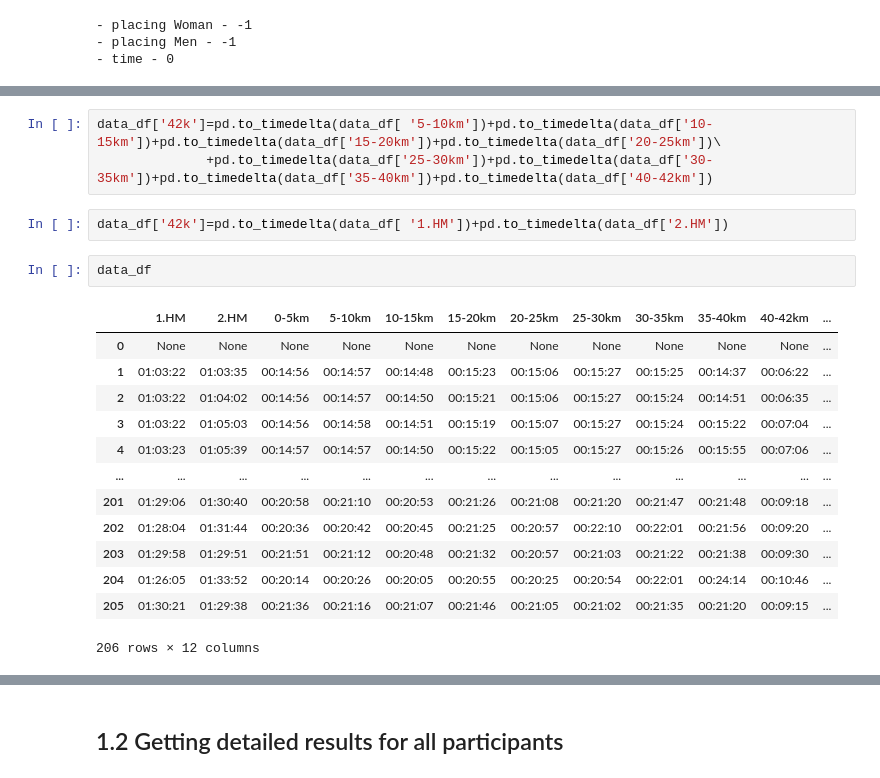
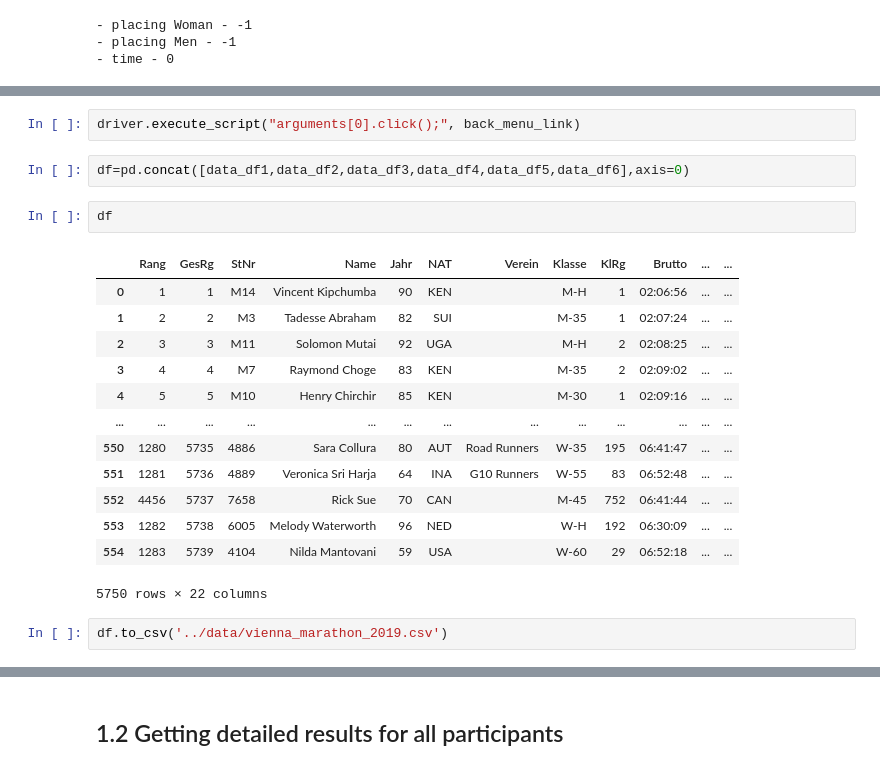
Before and after one commit to plussou/runinlyon, a Jupyter notebook: notebooks/running.ipynb, the cells around one changed output, grey strips where cells are left out. Saved outputs shown, nothing was run; the diff lists cells and outputs as text.

```diff
--- a/notebooks/running.ipynb
+++ b/notebooks/running.ipynb
@@ -255,23 +234,24 @@ data_df
-# %%
-data_df['42k']=pd.to_timedelta(data_df[ '5-10km'])+pd.to_timedelta(data_df['10-15km'])+pd.to_timedelta(data_df['15-20km'])+pd.to_timedelta(data_df['20-25km'])\
-              +pd.to_timedelta(data_df['25-30km'])+pd.to_timedelta(data_df['30-35km'])+pd.to_timedelta(data_df['35-40km'])+pd.to_timedelta(data_df['40-42km'])
-# %%
-data_df['42k']=pd.to_timedelta(data_df[ '1.HM'])+pd.to_timedelta(data_df['2.HM'])
-# %%
-data_df
-# %% [output]
-|  | 1.HM | 2.HM | 0-5km | 5-10km | 10-15km | 15-20km | 20-25km | 25-30km | 30-35km | 35-40km | 40-42km | ... |
-| 0 | None | None | None | None | None | None | None | None | None | None | None | ... |
-| 1 | 01:03:22 | 01:03:35 | 00:14:56 | 00:14:57 | 00:14:48 | 00:15:23 | 00:15:06 | 00:15:27 | 00:15:25 | 00:14:37 | 00:06:22 | ... |
-| 2 | 01:03:22 | 01:04:02 | 00:14:56 | 00:14:57 | 00:14:50 | 00:15:21 | 00:15:06 | 00:15:27 | 00:15:24 | 00:14:51 | 00:06:35 | ... |
-| 3 | 01:03:22 | 01:05:03 | 00:14:56 | 00:14:58 | 00:14:51 | 00:15:19 | 00:15:07 | 00:15:27 | 00:15:24 | 00:15:22 | 00:07:04 | ... |
-| 4 | 01:03:23 | 01:05:39 | 00:14:57 | 00:14:57 | 00:14:50 | 00:15:22 | 00:15:05 | 00:15:27 | 00:15:26 | 00:15:55 | 00:07:06 | ... |
-| ... | ... | ... | ... | ... | ... | ... | ... | ... | ... | ... | ... | ... |
-| 201 | 01:29:06 | 01:30:40 | 00:20:58 | 00:21:10 | 00:20:53 | 00:21:26 | 00:21:08 | 00:21:20 | 00:21:47 | 00:21:48 | 00:09:18 | ... |
-| 202 | 01:28:04 | 01:31:44 | 00:20:36 | 00:20:42 | 00:20:45 | 00:21:25 | 00:20:57 | 00:22:10 | 00:22:01 | 00:21:56 | 00:09:20 | ... |
-| 203 | 01:29:58 | 01:29:51 | 00:21:51 | 00:21:12 | 00:20:48 | 00:21:32 | 00:20:57 | 00:21:03 | 00:21:22 | 00:21:38 | 00:09:30 | ... |
-| 204 | 01:26:05 | 01:33:52 | 00:20:14 | 00:20:26 | 00:20:05 | 00:20:55 | 00:20:25 | 00:20:54 | 00:22:01 | 00:24:14 | 00:10:46 | ... |
-| 205 | 01:30:21 | 01:29:38 | 00:21:36 | 00:21:16 | 00:21:07 | 00:21:46 | 00:21:05 | 00:21:02 | 00:21:35 | 00:21:20 | 00:09:15 | ... |
-206 rows × 12 columns
+# %%
+driver.execute_script("arguments[0].click();", back_menu_link)
+# %%
+df=pd.concat([data_df1,data_df2,data_df3,data_df4,data_df5,data_df6],axis=0)
+# %%
+df
+# %% [output]
+|  | Rang | GesRg | StNr | Name | Jahr | NAT | Verein | Klasse | KlRg | Brutto | ... | ... |
+| 0 | 1 | 1 | M14 | Vincent Kipchumba | 90 | KEN |  | M-H | 1 | 02:06:56 | ... | ... |
+| 1 | 2 | 2 | M3 | Tadesse Abraham | 82 | SUI |  | M-35 | 1 | 02:07:24 | ... | ... |
+| 2 | 3 | 3 | M11 | Solomon Mutai | 92 | UGA |  | M-H | 2 | 02:08:25 | ... | ... |
+| 3 | 4 | 4 | M7 | Raymond Choge | 83 | KEN |  | M-35 | 2 | 02:09:02 | ... | ... |
+| 4 | 5 | 5 | M10 | Henry Chirchir | 85 | KEN |  | M-30 | 1 | 02:09:16 | ... | ... |
+| ... | ... | ... | ... | ... | ... | ... | ... | ... | ... | ... | ... | ... |
+| 550 | 1280 | 5735 | 4886 | Sara Collura | 80 | AUT | Road Runners | W-35 | 195 | 06:41:47 | ... | ... |
+| 551 | 1281 | 5736 | 4889 | Veronica Sri Harja | 64 | INA | G10 Runners | W-55 | 83 | 06:52:48 | ... | ... |
+| 552 | 4456 | 5737 | 7658 | Rick Sue | 70 | CAN |  | M-45 | 752 | 06:41:44 | ... | ... |
+| 553 | 1282 | 5738 | 6005 | Melody Waterworth | 96 | NED |  | W-H | 192 | 06:30:09 | ... | ... |
+| 554 | 1283 | 5739 | 4104 | Nilda Mantovani | 59 | USA |  | W-60 | 29 | 06:52:18 | ... | ... |
+5750 rows × 22 columns
+# %%
+df.to_csv('../data/vienna_marathon_2019.csv')
 # %%
 driver.close()
```
Also changed, not shown: parts of 42 cells of this notebook, 2 other files.
